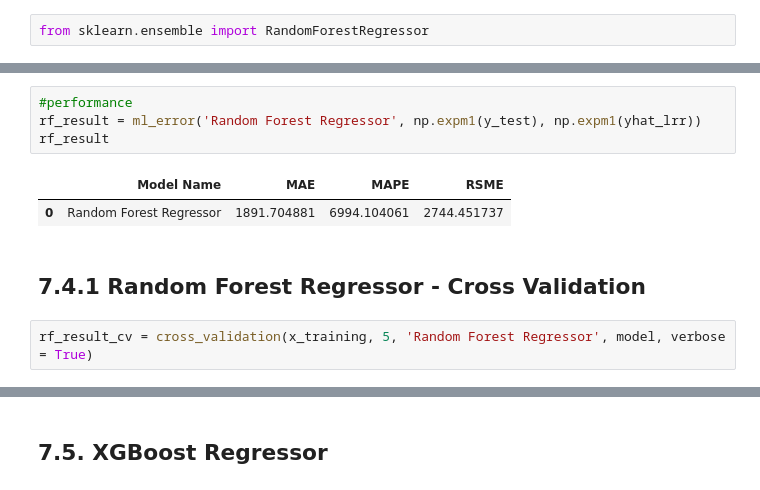
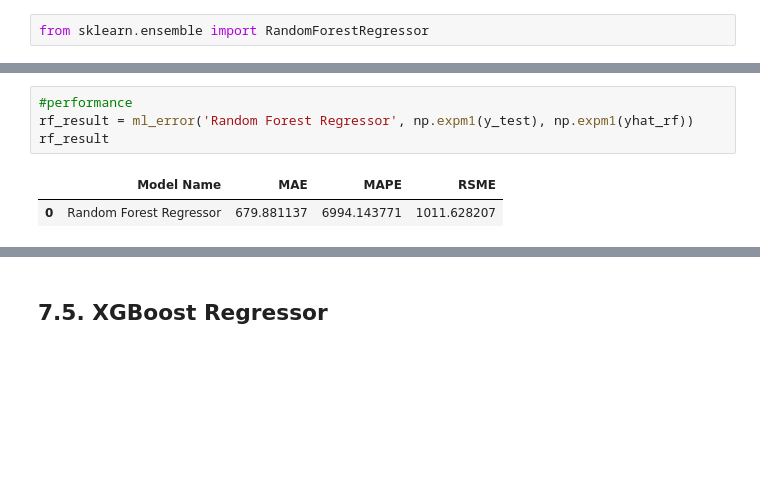
Before and after one commit to dsdefreitas/Store_Sales_Prediction, a Jupyter notebook: m04_v01_store_sales_prediction.ipynb, the cells around one changed output, grey strips where cells are left out. Cells and saved outputs as stored; diff of their text form; blank space fills up the shorter version.

```diff
--- a/m04_v01_store_sales_prediction.ipynb
+++ b/m04_v01_store_sales_prediction.ipynb
@@ -1554,11 +1556,7 @@ NameError: name 'np_expml' is not defined
 # %%
 #performance
-rf_result = ml_error('Random Forest Regressor', np.expm1(y_test), np.expm1(yhat_lrr))
+rf_result = ml_error('Random Forest Regressor', np.expm1(y_test), np.expm1(yhat_rf))
 rf_result
 # %% [output]
 |  | Model Name | MAE | MAPE | RSME |
-| 0 | Random Forest Regressor | 1891.704881 | 6994.104061 | 2744.451737 |
+| 0 | Random Forest Regressor | 679.881137 | 6994.143771 | 1011.628207 |
-# %% [markdown]
-## 7.4.1 Random Forest Regressor - Cross Validation
-# %%
-rf_result_cv = cross_validation(x_training, 5, 'Random Forest Regressor', model, verbose = True)
```
Also changed, not shown: parts of 41 cells of this notebook.
